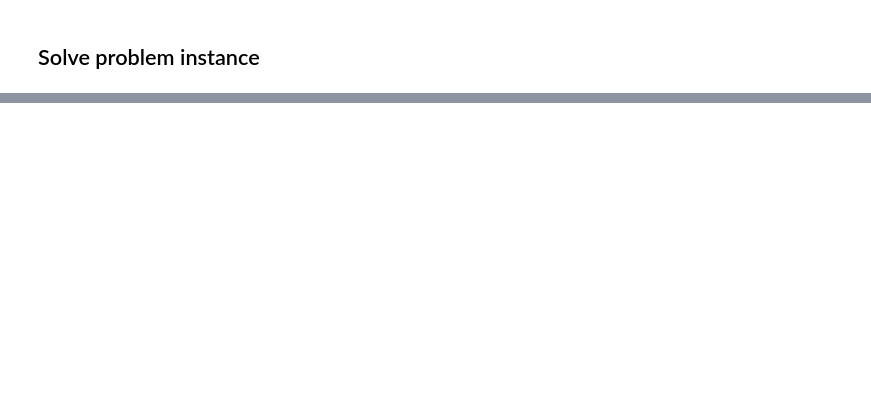
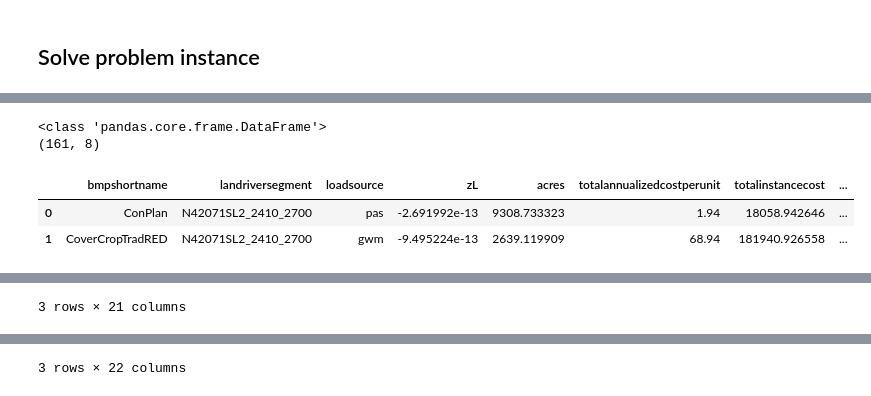
Before and after one commit to dkauf42/bayota, a Jupyter notebook: jnotebooks/subproblem_runner-iterate-LoadObj.ipynb, the cells around one changed output, grey strips where cells are left out. Cells and saved outputs as stored; diff of their text form; code cells hidden in the pictures; blank space fills up the shorter version.

```diff
--- a/jnotebooks/subproblem_runner-iterate-LoadObj.ipynb
+++ b/jnotebooks/subproblem_runner-iterate-LoadObj.ipynb
@@ -143 +118,29 @@ Objective is: 17
 ... (7 outputs left out)
+# %%
+alldfs = pd.concat(df_list)
+print(type(alldfs))
+print(alldfs.shape)
+
+alldfs['x'] = list(zip(alldfs.bmpshortname, alldfs.landriversegment, alldfs.loadsource, alldfs.totalannualizedcostperunit))
+display(alldfs.head(2))
+
+df_piv = alldfs.pivot(index='totalcostupperbound', columns='x', values='acres')
+
+df_piv.reset_index(level=['totalcostupperbound'], inplace=True)  # make totalcostupperbound into a regular column
+display(df_piv.head(3))
+
+df_piv['range']=df_piv.drop('totalcostupperbound', axis=1).apply(lambda x : list((0, int(math.ceil(np.nanmax(x))+1))), 1)
+display(df_piv.tail(3))
+
+# get unique BMP-LRseg-Loadsource combinations:
+# ucombos = set(zip(alldfs.bmpshortname, alldfs.landriversegment, alldfs.loadsource))
+
+# solution_objectives
+df_piv['objective'] = df_piv['totalcostupperbound'].map(solution_objectives)
+df_piv.head(3)
+# %% [output]
+<class 'pandas.core.frame.DataFrame'>
+(161, 8)
+|  | bmpshortname | landriversegment | loadsource | zL | acres | totalannualizedcostperunit | totalinstancecost | ... |
+| 0 | ConPlan | N42071SL2_2410_2700 | pas | -2.691992e-13 | 9308.733323 | 1.94 | 18058.942646 | ... |
+| 1 | CoverCropTradRED | N42071SL2_2410_2700 | gwm | -9.495224e-13 | 2639.119909 | 68.94 | 181940.926558 | ... |
@@ -143,0 +155 @@ Objective is: 17
+3 rows × 21 columns
@@ -143,0 +160 @@ Objective is: 17
+3 rows × 22 columns
```
Also changed, not shown: parts of 13 cells of this notebook, 13 other files.
